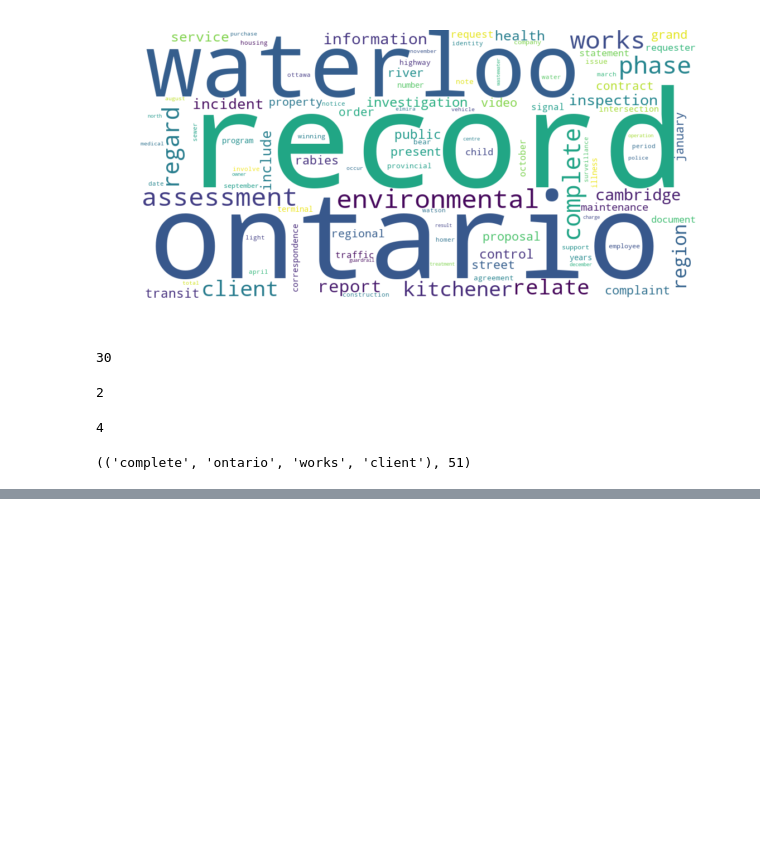
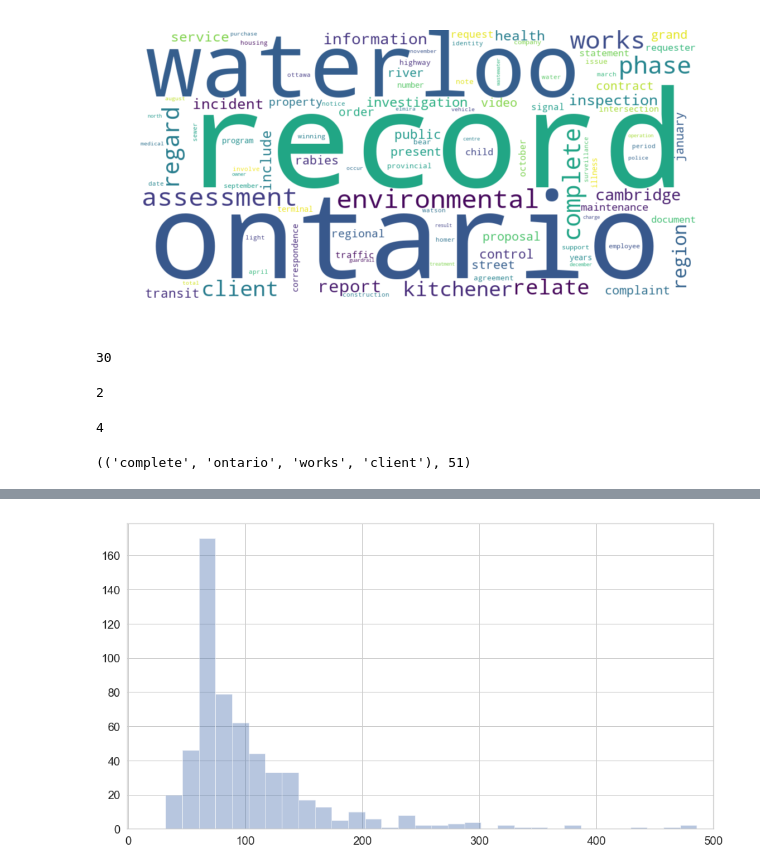
Before and after one commit to brodriguezmilla/foir, a Jupyter notebook: foir.ipynb, the cells around one changed output, grey strips where cells are left out. Cells and saved outputs as stored; diff of their text form; code cells hidden in the pictures; blank space fills up the shorter version.

Commit message:
Analyzing text

```diff
--- a/foir.ipynb
+++ b/foir.ipynb
@@ -1516,0 +1550,10 @@ everygrams_array[0]
+# %%
+num_words = []
+counter = 0
+
+for index in range(0, len(all_text)):
+    num_words.append(len(all_text[index]))
+    if len(all_text[index]) > 500:
+        counter+=1
+        print(all_text[index] + "\nNumber of words: " + str(len(all_text[index])) + "\n\n")
+print(counter)
@@ -1516,0 +1578,7 @@ everygrams_array[0]
+# %%
+#sns.distplot(num_words, bins=100, kde=False);
+plt.figure(figsize=(15,8))
+plt.xlim(-1, 500)
+sns.distplot(num_words, bins=100, kde=False);
+# %% [output]
+[figure, added]
```
Also changed, not shown: parts of 5 cells of this notebook.
